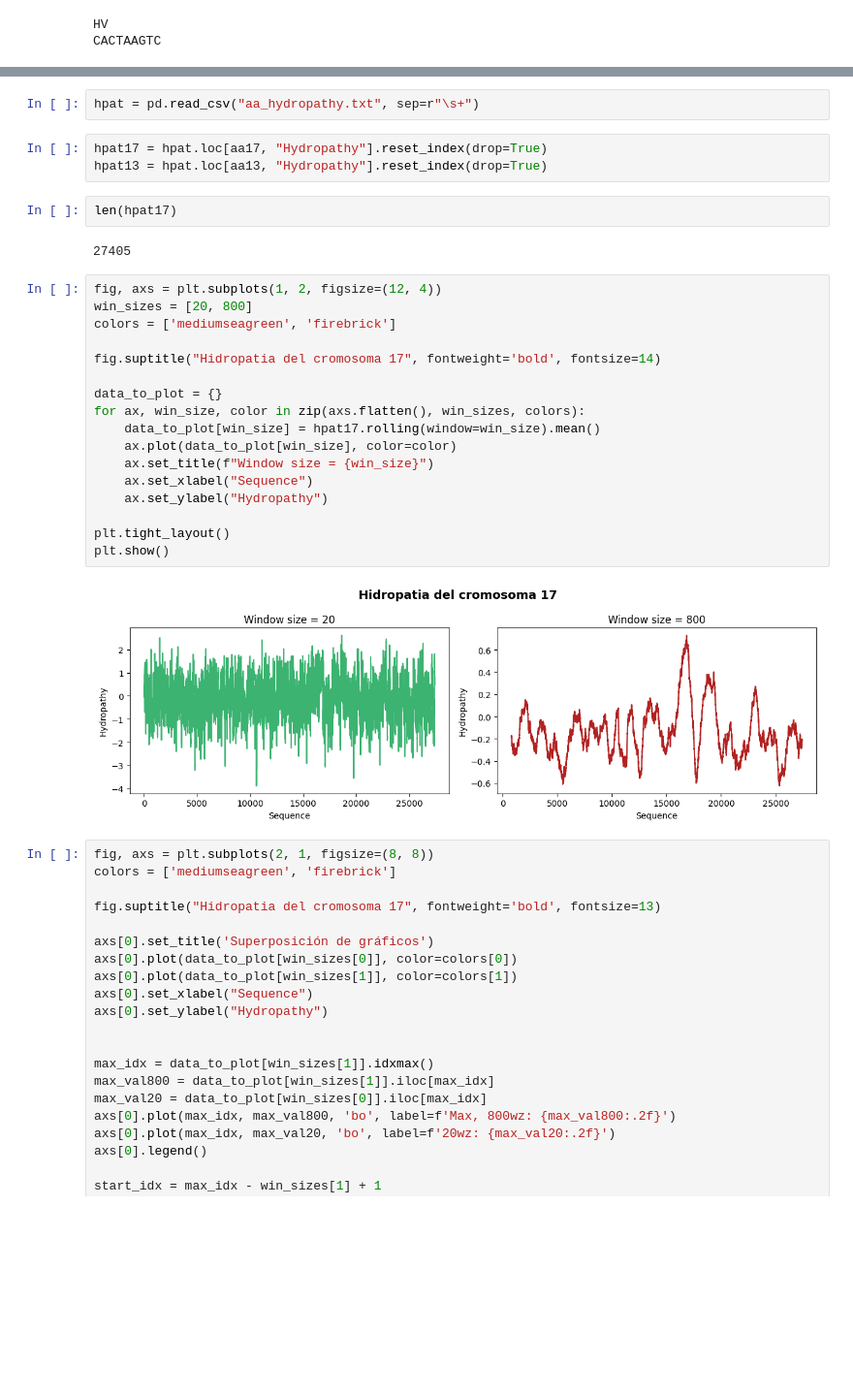
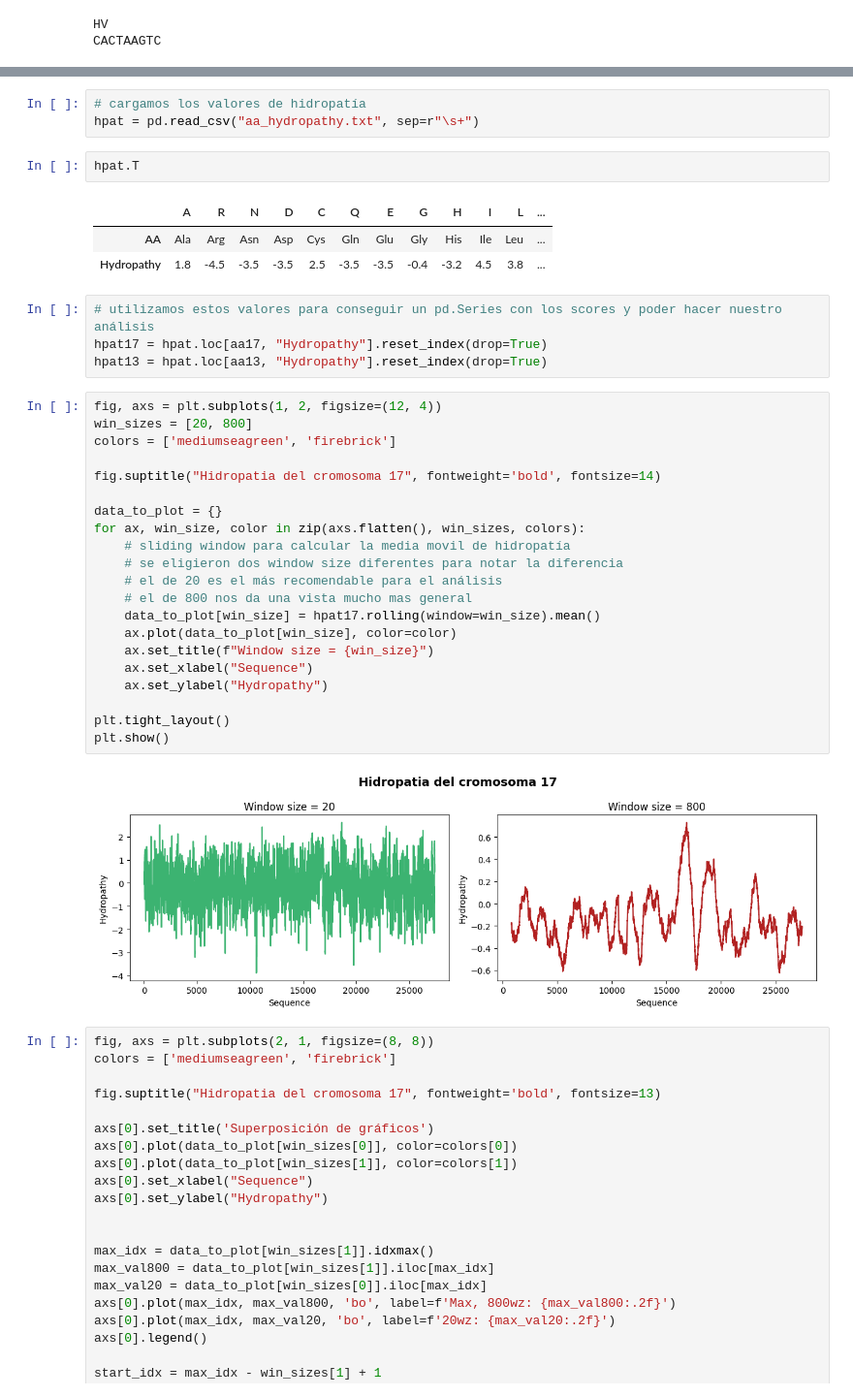
Before and after one commit to xkal1bur/PrevenIA, a Jupyter notebook: analysis2/analysis.ipynb, the cells around one changed output, grey strips where cells are left out. Shown at 97% size. Saved outputs shown, nothing was run; the diff lists cells and outputs as text; blank space fills up the shorter version.

```diff
--- a/analysis2/analysis.ipynb
+++ b/analysis2/analysis.ipynb
@@ -112,12 +152,16 @@ CACTAAGTC
 # %%
+# cargamos los valores de hidropatía
 hpat = pd.read_csv("aa_hydropathy.txt", sep=r"\s+")
+# %%
+hpat.T
+# %% [output]
+|  | A | R | N | D | C | Q | E | G | H | I | L | ... |
+| AA | Ala | Arg | Asn | Asp | Cys | Gln | Glu | Gly | His | Ile | Leu | ... |
+| Hydropathy | 1.8 | -4.5 | -3.5 | -3.5 | 2.5 | -3.5 | -3.5 | -0.4 | -3.2 | 4.5 | 3.8 | ... |
 # %%
+# utilizamos estos valores para conseguir un pd.Series con los scores y poder hacer nuestro análisis
 hpat17 = hpat.loc[aa17, "Hydropathy"].reset_index(drop=True)
 hpat13 = hpat.loc[aa13, "Hydropathy"].reset_index(drop=True)
-# %%
-len(hpat17)
-# %% [output]
-27405
 # %%
 fig, axs = plt.subplots(1, 2, figsize=(12, 4))
 win_sizes = [20, 800]
@@ -127,6 +171,10 @@ fig.suptitle("Hidropatia del cromosoma 17", fontweight='bold', fontsize=14)
 
 data_to_plot = {}
 for ax, win_size, color in zip(axs.flatten(), win_sizes, colors):
+    # sliding window para calcular la media movil de hidropatía
+    # se eligieron dos window size diferentes para notar la diferencia
+    # el de 20 es el más recomendable para el análisis
+    # el de 800 nos da una vista mucho mas general
     data_to_plot[win_size] = hpat17.rolling(window=win_size).mean()
     ax.plot(data_to_plot[win_size], color=color)
     ax.set_title(f"Window size = {win_size}")
```
Also changed, not shown: parts of 19 cells of this notebook, 3 other files.
